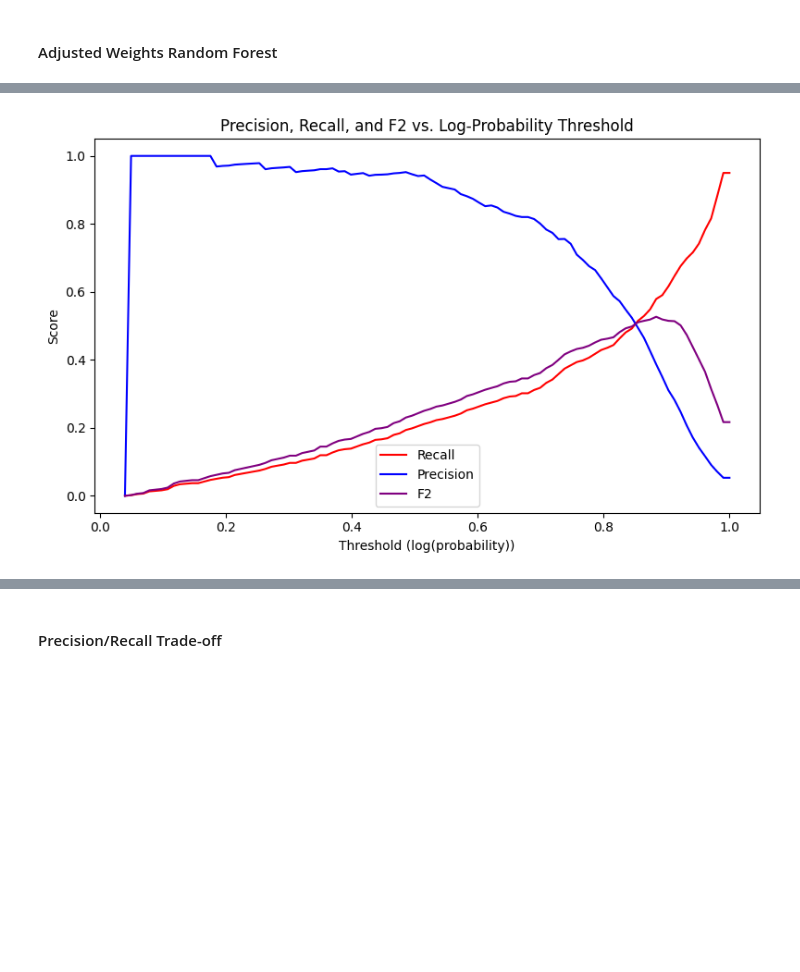
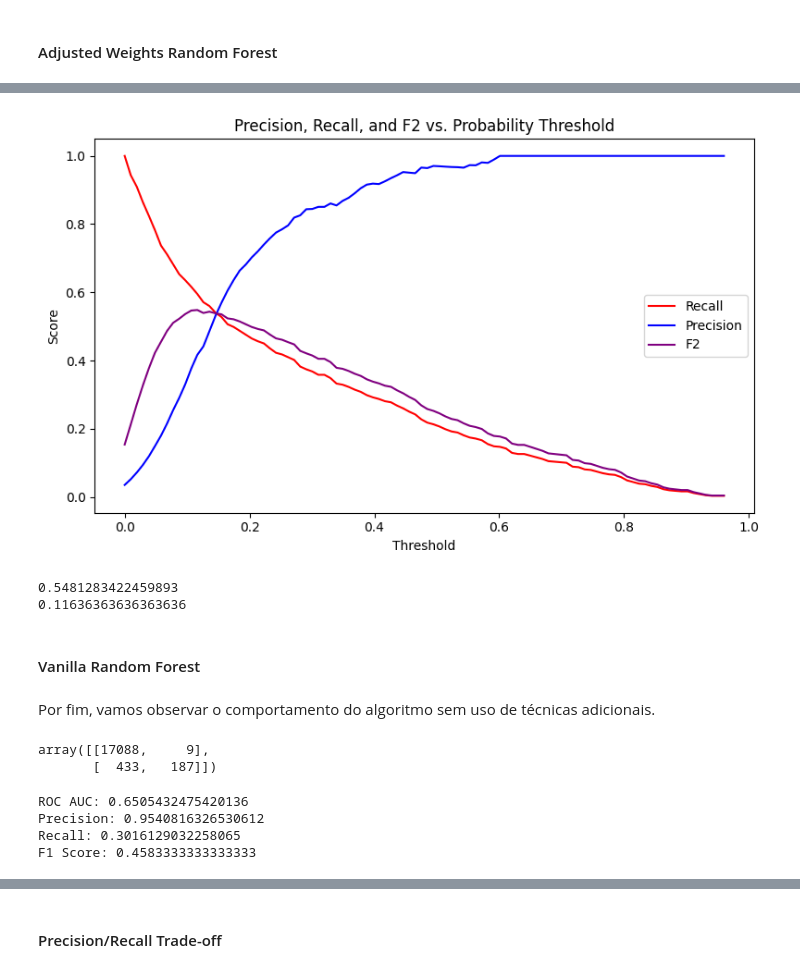
Before and after one commit to ianaraujo/puc-ciencia-dados, a Jupyter notebook: main.ipynb, the cells around one changed output, grey strips where cells are left out. Saved outputs shown, nothing was run; the diff lists cells and outputs as text; code cells hidden in the pictures; blank space fills up the shorter version.

```diff
--- a/main.ipynb
+++ b/main.ipynb
@@ -690,11 +694,11 @@ precision = []
 recall = []
 f2_score = []
 
-model_prob = clf.predict_proba(X_test_transformed)[:, 0]
+model_prob = clf.predict_proba(X_test_transformed)[:, 1]
 limiar = np.linspace(model_prob.min(), model_prob.max(), 100)
 
 for l in limiar:
-        y_pred = (model_prob < l).astype(int)
+        y_pred = (model_prob >= l).astype(int)
 
         p = precision_score(y_test, y_pred, zero_division=0)
         r = recall_score(y_test, y_pred)
@@ -708,9 +712,9 @@ plt.figure(figsize=(8,5))
 plt.plot(limiar, recall, label='Recall', color='red')
 plt.plot(limiar, precision, label='Precision', color='blue')
 plt.plot(limiar, f2_score, label='F2', color='purple')
-plt.xlabel('Threshold (log(probability))')
+plt.xlabel('Threshold')
 plt.ylabel('Score')
-plt.title('Precision, Recall, and F2 vs. Log-Probability Threshold')
+plt.title('Precision, Recall, and F2 vs. Probability Threshold')
 plt.legend()
 plt.tight_layout()
 plt.show()
@@ -756,11 +764,11 @@ precision = []
 recall = []
 f2_score = []
 
-model_prob = clf.predict_proba(X_test_transformed)[:, 0]
+model_prob = clf.predict_proba(X_test_transformed)[:, 1]
 limiar = np.linspace(model_prob.min(), model_prob.max(), 100)
 
 for l in limiar:
-        y_pred = (model_prob < l).astype(int)
+        y_pred = (model_prob >= l).astype(int)
 
         p = precision_score(y_test, y_pred, zero_division=0)
         r = recall_score(y_test, y_pred)
@@ -774,9 +782,9 @@ plt.figure(figsize=(8,5))
 plt.plot(limiar, recall, label='Recall', color='red')
 plt.plot(limiar, precision, label='Precision', color='blue')
 plt.plot(limiar, f2_score, label='F2', color='purple')
-plt.xlabel('Threshold (log(probability))')
+plt.xlabel('Threshold')
 plt.ylabel('Score')
-plt.title('Precision, Recall, and F2 vs. Log-Probability Threshold')
+plt.title('Precision, Recall, and F2 vs. Probability Threshold')
 plt.legend()
 plt.tight_layout()
 plt.show()
@@ -807,31 +828,44 @@ F1 Score: 0.328
 # %%
 precision = []
 recall = []
 f2_score = []
 
-model_prob = clf.predict_proba(X_test_transformed)[:, 0]
+model_prob = clf.predict_proba(X_test_transformed)[:, 1]
 limiar = np.linspace(model_prob.min(), model_prob.max(), 100)
 
 for l in limiar:
-        y_pred = (model_prob < l).astype(int)
+        y_pred = (model_prob >= l).astype(int)
 
         p = precision_score(y_test, y_pred, zero_division=0)
         r = recall_score(y_test, y_pred)
         f2 = fbeta_score(y_test, y_pred, beta=2)
 
         precision.append(p)
         recall.append(r)
         f2_score.append(f2)
 
 plt.figure(figsize=(8,5))
 plt.plot(limiar, recall, label='Recall', color='red')
 plt.plot(limiar, precision, label='Precision', color='blue')
 plt.plot(limiar, f2_score, label='F2', color='purple')
-plt.xlabel('Threshold (log(probability))')
+plt.xlabel('Threshold')
 plt.ylabel('Score')
-plt.title('Precision, Recall, and F2 vs. Log-Probability Threshold')
+plt.title('Precision, Recall, and F2 vs. Probability Threshold')
 plt.legend()
 plt.tight_layout()
 plt.show()
 # %% [output]
-[figure, old version]
+[figure, new version]
+# %%
+best_f2 = np.argmax(f2_score)
+best_limiar = limiar[best_f2]
+
+print(f2_score[best_f2])
+print(best_limiar)
+# %% [output]
+0.5481283422459893
+0.11636363636363636
+# %% [markdown]
+#### Vanilla Random Forest
+# %% [markdown]
+Por fim, vamos observar o comportamento do algoritmo sem uso de técnicas adicionais.
@@ -837,0 +877,15 @@ plt.show()
+# %%
+confusion_matrix(y_test, y_pred)
+# %% [output]
+array([[17088,     9],
+       [  433,   187]])
+# %%
+print(f'ROC AUC: {roc_auc_score(y_test, y_pred)}')
+print(f'Precision: {precision_score(y_test, y_pred)}')
+print(f'Recall: {recall_score(y_test, y_pred)}')
+print(f'F1 Score: {fbeta_score(y_test, y_pred, beta=1)}')
+# %% [output]
+ROC AUC: 0.6505432475420136
+Precision: 0.9540816326530612
+Recall: 0.3016129032258065
+F1 Score: 0.4583333333333333
```
Also changed, not shown: parts of 59 cells of this notebook, 5 other files.
